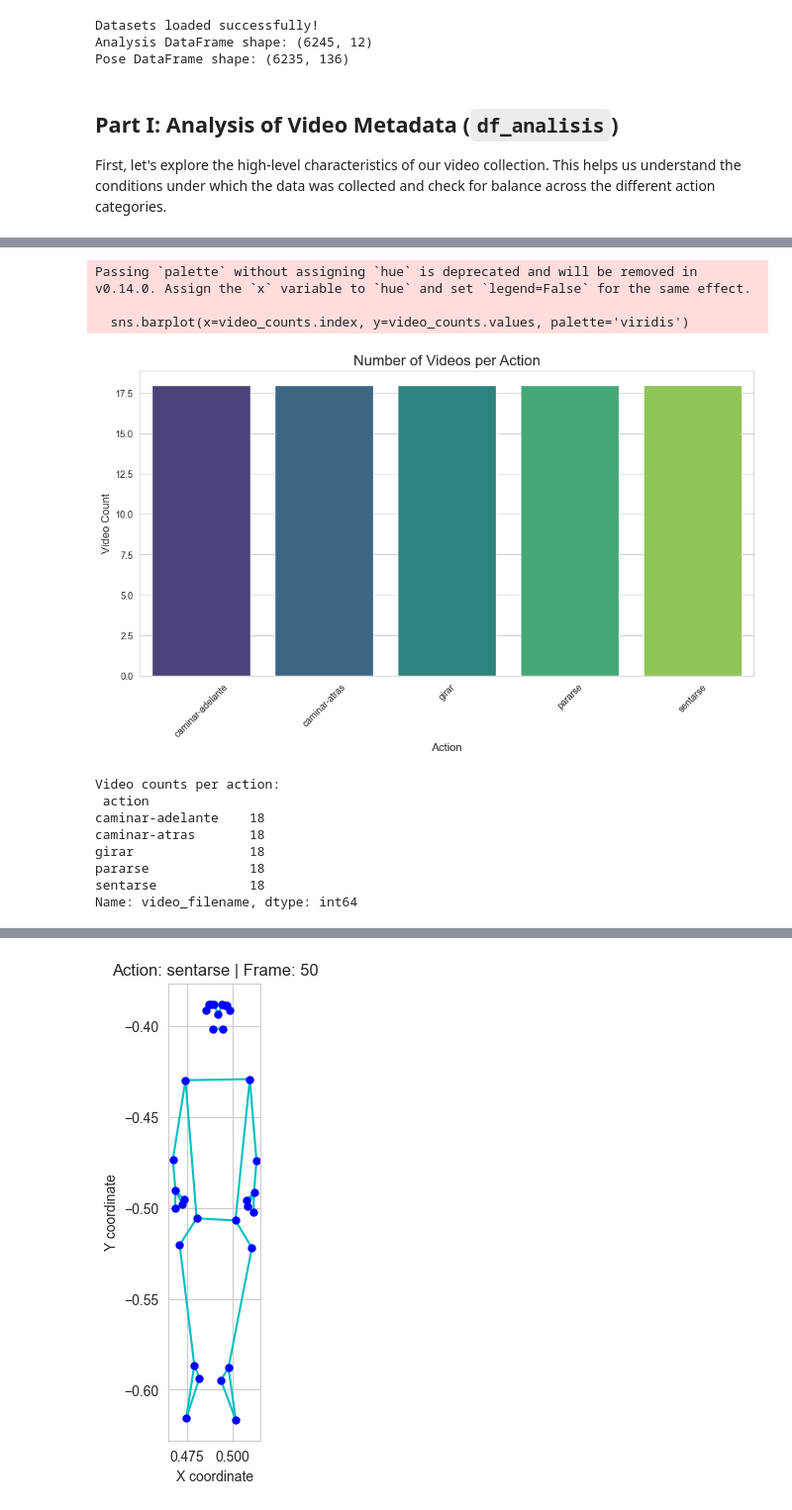
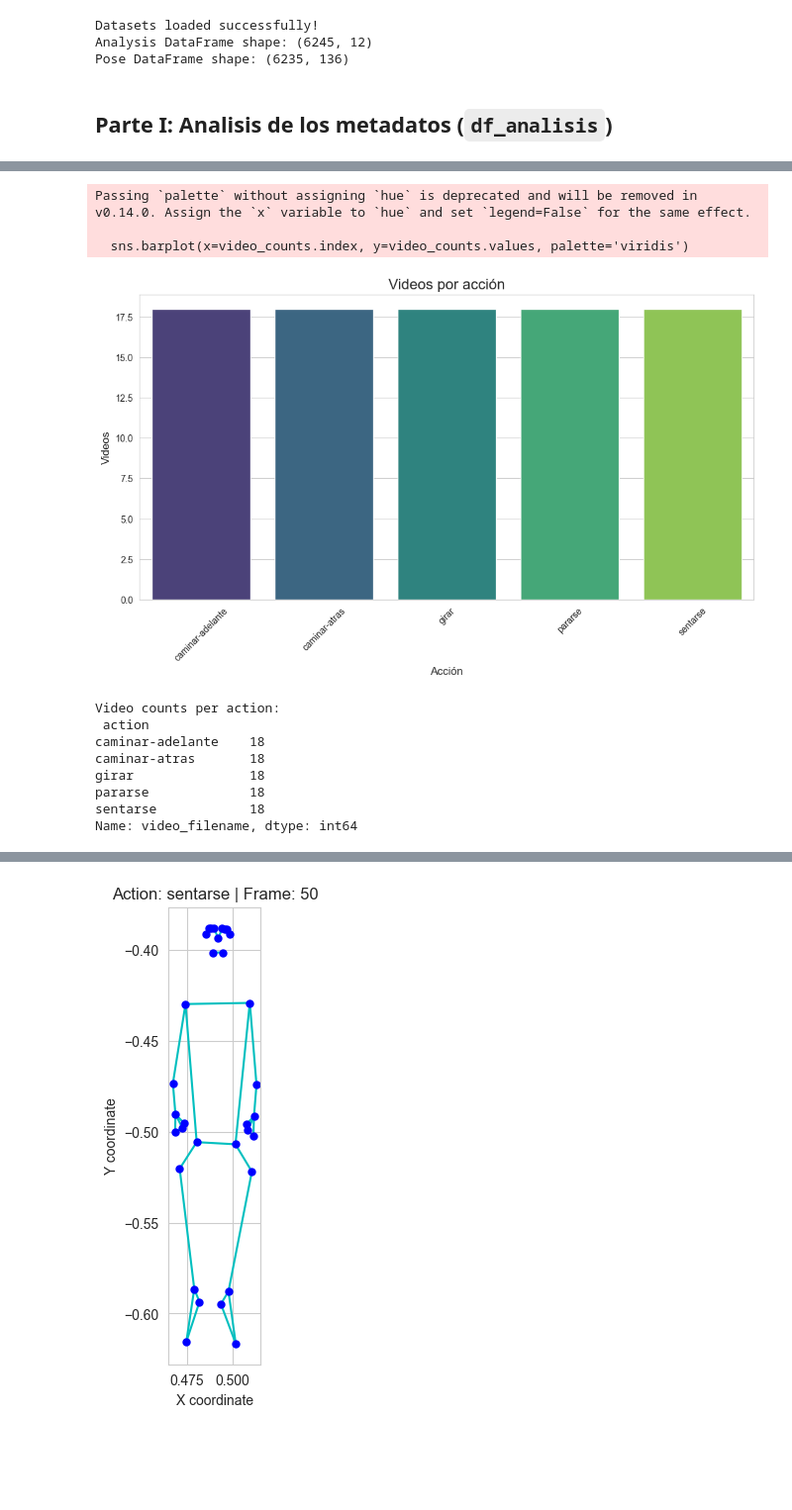
Before and after one commit to NattVS/Abuelitos-En-Accion, a Jupyter notebook: notebooks/EDA.ipynb, the cells around one changed output, grey strips where cells are left out. Shown at 99% size. Cells and saved outputs as stored; diff of their text form; code cells hidden in the pictures; blank space fills up the shorter version.

```diff
--- a/notebooks/EDA.ipynb
+++ b/notebooks/EDA.ipynb
@@ -39,7 +39,5 @@ Datasets loaded successfully!
 Analysis DataFrame shape: (6245, 12)
 Pose DataFrame shape: (6235, 136)
 # %% [markdown]
-## Part I: Analysis of Video Metadata (`df_analisis`)
-
-First, let's explore the high-level characteristics of our video collection. This helps us understand the conditions under which the data was collected and check for balance across the different action categories.
+## Parte I: Analisis de los metadatos (`df_analisis`)
 # %%
@@ -80,25 +75,22 @@ luminance_std      0
 motion_mad        90
 dtype: int64
 # %%
-# --- How many videos per action? ---
-# First, count the number of UNIQUE videos for each action
 video_counts = df_analisis.groupby('action')['video_filename'].nunique()
 
-# Now, create the plot using these new counts
 plt.figure(figsize=(12, 6))
 sns.barplot(x=video_counts.index, y=video_counts.values, palette='viridis')
-plt.title('Number of Videos per Action', fontsize=16)
-plt.xlabel('Action', fontsize=12)
-plt.ylabel('Video Count', fontsize=12)
+plt.title('Videos por acción', fontsize=16)
+plt.xlabel('Acción', fontsize=12)
+plt.ylabel('Videos', fontsize=12)
 plt.xticks(rotation=45)
 plt.show()
 
 print("Video counts per action:\n", video_counts)
 # %% [output]
 Passing `palette` without assigning `hue` is deprecated and will be removed in v0.14.0. Assign the `x` variable to `hue` and set `legend=False` for the same effect.
 
   sns.barplot(x=video_counts.index, y=video_counts.values, palette='viridis')
-[figure, old version]
+[figure, new version]
 Video counts per action:
  action
 caminar-adelante    18
```
Also changed, not shown: parts of 12 cells of this notebook.
